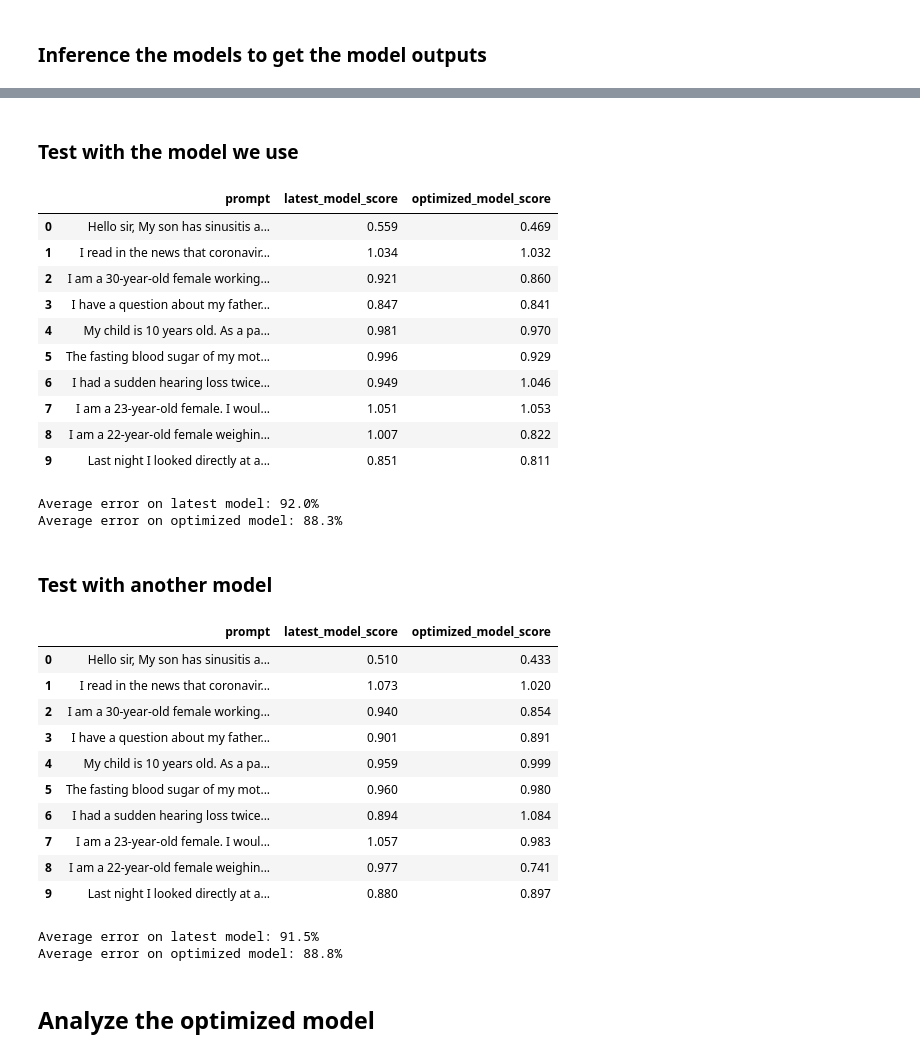
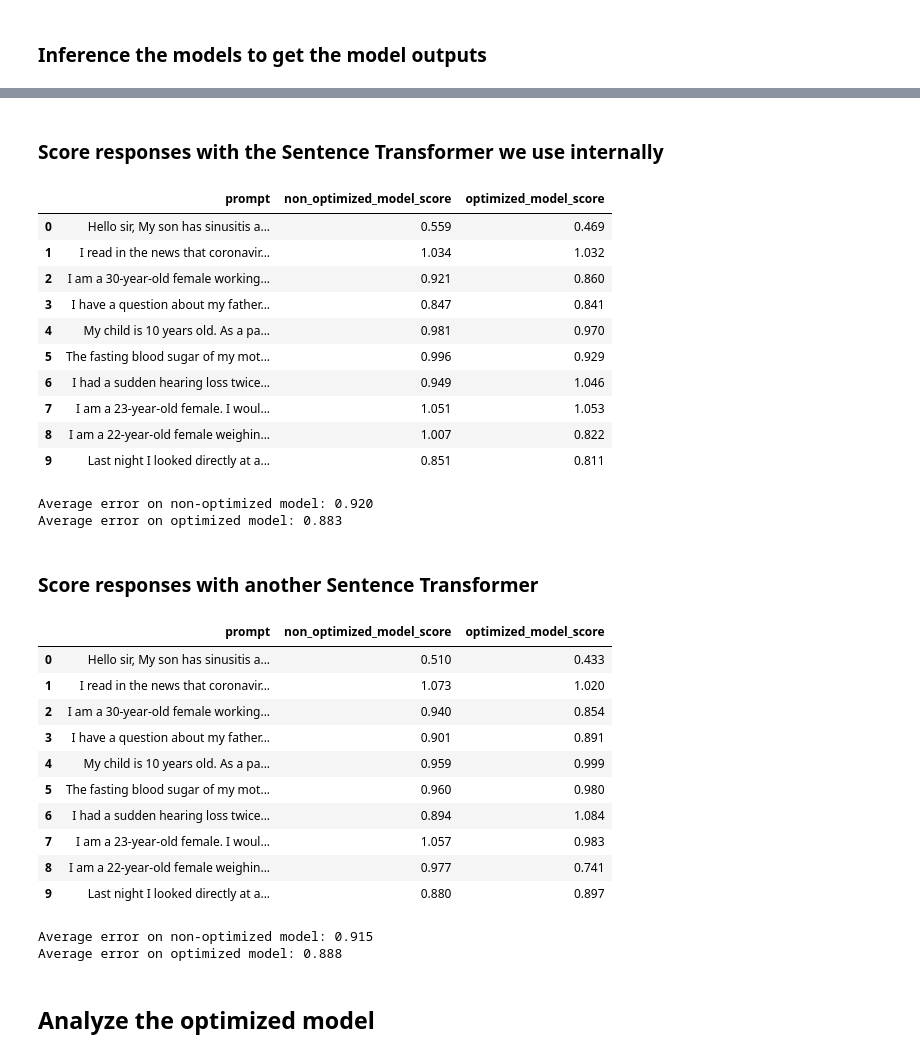
Before and after one commit to Authentrics-ai/demos, a Jupyter notebook: ZeroTrain_Optimizer/ZeroTrainOptimizerDemo.ipynb, the cells around one changed output, grey strips where cells are left out. Cells and saved outputs as stored; diff of their text form; code cells hidden in the pictures.

```diff
--- a/ZeroTrain_Optimizer/ZeroTrainOptimizerDemo.ipynb
+++ b/ZeroTrain_Optimizer/ZeroTrainOptimizerDemo.ipynb
@@ -402,16 +431,17 @@ result["number_of_inferences"]
 # %% [markdown]
 ### Inference the latest and optimized models
 # %%
+%%time
 import json
 
 stored_results = client.result.getAnalysisResults(project["id"])
 
 optimized_model_path = f"{project_id}/results/{stored_results[-1]["requestId"]}.tar"
-latest_model_path = client.project.get_project_by_id(project_id)['fileList'][-1]['filePath']
+non_optimized_model_path = client.project.get_project_by_id(project_id)['fileList'][-1]['filePath']
 
 prompt_path = Path("prompt_00.json")
-latest_response = client.dynamic.direct_inference(
-    model_path=latest_model_path,
+non_optimized_response = client.dynamic.direct_inference(
+    model_path=non_optimized_model_path,
     stimulus_path=prompt_path,
     format="HF_TEXT_GENERATION",
     inference_config={"max_new_tokens": 100},
@@ -427,8 +457,8 @@ with open(prompt_path, "r") as f:
 
 print(f"User prompt:\n\n\t{prompt}\n")
 print(
-    "Latest model response:"
-    f"\n\n\t{latest_response['result']["output"][0][0]["generated_text"][1]["content"]}\n"
+    "Non-optimized model response:"
+    f"\n\n\t{non_optimized_response['result']["output"][0][0]["generated_text"][1]["content"]}\n"
 )
 print(
     "Optimized model response:"
@@ -479,6 +509,7 @@ for i in range(10):
 # %% [markdown]
 ### Inference the models to get the model outputs
 # %%
+%%time
 optimized_response = client.dynamic.batch_direct_inference(
     model_path=optimized_model_path,
     stimulus_paths=[
@@ -488,8 +519,8 @@ optimized_response = client.dynamic.batch_direct_inference(
     batch_size=10,
     inference_config={"max_new_tokens": 100},
 )
-latest_response = client.dynamic.batch_direct_inference(
-    model_path=latest_model_path,
+non_optimized_response = client.dynamic.batch_direct_inference(
+    model_path=non_optimized_model_path,
     stimulus_paths=[
         f"demo-models/Medical-Chatbot/stimuli/prompt_{i:02d}.json" for i in range(10)
     ],
@@ -498,5 +529,5 @@ latest_response = client.dynamic.batch_direct_inference(
     inference_config={"max_new_tokens": 100},
 )
 
-latest_model_outputs = [response[0]["generated_text"][1]["content"] for response in latest_response["result"]["output"]]
+non_optimized_model_outputs = [response[0]["generated_text"][1]["content"] for response in non_optimized_response["result"]["output"]]
 optimized_model_outputs = [response[0]["generated_text"][1]["content"] for response in optimized_response["result"]["output"]]
@@ -503,18 +537,18 @@ optimized_model_outputs = [response[0]["generated_text"][1]["content"] for respo
 # %% [markdown]
-### Test with the model we use
+### Score responses with the Sentence Transformer we use internally
 # %%
 model = SentenceTransformer("sentence-transformers/all-MiniLM-L6-v2")
 
-latest_model_scores = compute_error_score(model, latest_model_outputs, expected_outputs)
+non_optimized_model_scores = compute_error_score(model, non_optimized_model_outputs, expected_outputs)
 optimized_model_scores = compute_error_score(model, optimized_model_outputs, expected_outputs)
 
 pd.DataFrame({
     "prompt": prompts,
-    "latest_model_score": latest_model_scores,
+    "non_optimized_model_score": non_optimized_model_scores,
     "optimized_model_score": optimized_model_scores,
 })
 # %% [output]
-|  | prompt | latest_model_score | optimized_model_score |
+|  | prompt | non_optimized_model_score | optimized_model_score |
 | 0 | Hello sir, My son has sinusitis a... | 0.559 | 0.469 |
 | 1 | I read in the news that coronavir... | 1.034 | 1.032 |
 | 2 | I am a 30-year-old female working... | 0.921 | 0.860 |
@@ -526,26 +560,26 @@ pd.DataFrame({
 | 8 | I am a 22-year-old female weighin... | 1.007 | 0.822 |
 | 9 | Last night I looked directly at a... | 0.851 | 0.811 |
 # %%
-print(f'Average error on latest model: {latest_model_scores.mean().item():.1%}')
-print(f'Average error on optimized model: {optimized_model_scores.mean().item():.1%}')
+print(f'Average error on non-optimized model: {non_optimized_model_scores.mean().item():.3f}')
+print(f'Average error on optimized model: {optimized_model_scores.mean().item():.3f}')
 # %% [output]
-Average error on latest model: 92.0%
-Average error on optimized model: 88.3%
+Average error on non-optimized model: 0.920
+Average error on optimized model: 0.883
 # %% [markdown]
-### Test with another model
+### Score responses with another Sentence Transformer
 # %%
 model = SentenceTransformer("sentence-transformers/all-MiniLM-L12-v2")
 
-latest_model_scores = compute_error_score(model, latest_model_outputs, expected_outputs)
+non_optimized_model_scores = compute_error_score(model, non_optimized_model_outputs, expected_outputs)
 optimized_model_scores = compute_error_score(model, optimized_model_outputs, expected_outputs)
 
 pd.DataFrame({
     "prompt": prompts,
-    "latest_model_score": latest_model_scores,
+    "non_optimized_model_score": non_optimized_model_scores,
     "optimized_model_score": optimized_model_scores,
 })
 # %% [output]
-|  | prompt | latest_model_score | optimized_model_score |
+|  | prompt | non_optimized_model_score | optimized_model_score |
 | 0 | Hello sir, My son has sinusitis a... | 0.510 | 0.433 |
 | 1 | I read in the news that coronavir... | 1.073 | 1.020 |
 | 2 | I am a 30-year-old female working... | 0.940 | 0.854 |
@@ -557,11 +591,11 @@ pd.DataFrame({
 | 8 | I am a 22-year-old female weighin... | 0.977 | 0.741 |
 | 9 | Last night I looked directly at a... | 0.880 | 0.897 |
 # %%
-print(f'Average error on latest model: {latest_model_scores.mean().item():.1%}')
-print(f'Average error on optimized model: {optimized_model_scores.mean().item():.1%}')
+print(f'Average error on non-optimized model: {non_optimized_model_scores.mean().item():.3f}')
+print(f'Average error on optimized model: {optimized_model_scores.mean().item():.3f}')
 # %% [output]
-Average error on latest model: 91.5%
-Average error on optimized model: 88.8%
+Average error on non-optimized model: 0.915
+Average error on optimized model: 0.888
 # %% [markdown]
 ## Analyze the optimized model
 # %% [markdown]
```
Also changed, not shown: parts of 7 cells of this notebook.
